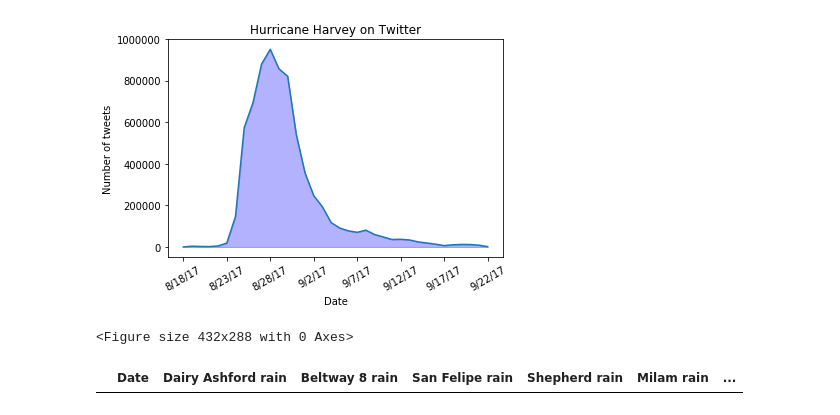
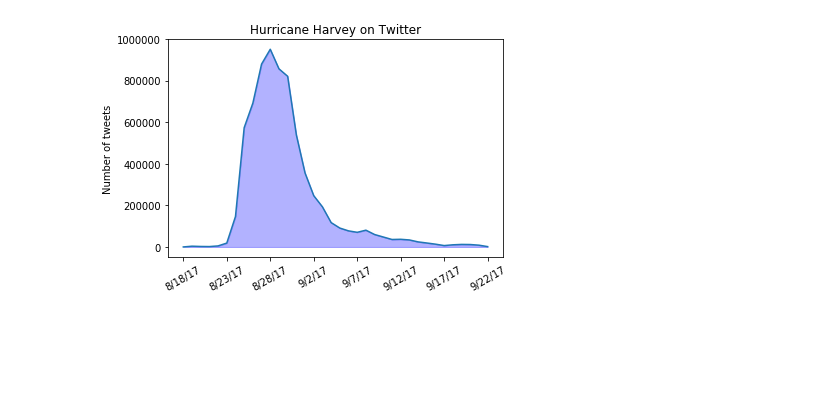
Before and after one commit to Margsaniel/htxemergencycoders, a Jupyter notebook: notebooks/margret.ipynb, the cells around one changed output. Drawn from its saved outputs; the diff is of its cells as text; code cells hidden in the pictures; blank space fills up the shorter version.

```diff
--- a/notebooks/margret.ipynb
+++ b/notebooks/margret.ipynb
@@ -19,45 +37,18 @@ twitter_times.head()
-# %%
-y = twitter_times["Number of tweets"]
-x = twitter_times["Dates"]
-
-#import matplotlib.dates as mdates
-
-plt.title("Hurricane Harvey on Twitter")
-plt.xlabel("Date")
-plt.ylabel("Number of tweets")
-
-plt.plot(x,y)
-#y = np.array([4,4,4,5,5,6,5,5,4,4,4])
-#x = np.arange(y.shape[0])
-#my_xticks = np.array(['a','b','c','d','e','f','g','h','i','j','k'])
-frequency = 5
-#plt.plot(x, y)
-plt.xticks(x[::frequency],rotation=30)
-
-
-plt.fill_between(x,y, color="blue", alpha=0.3)
-
-plt.show()
-plt.savefig("../images/HurricaneHarveyTweets.png")
-# %% [output]
-[figure, removed]
-<Figure size 432x288 with 0 Axes>
-# %%
-rainfall["Total_rainfall"] = rainfall[rainfall.columns].sum(axis=1)
-rainfall["Avg_rainfall"] = rainfall["Total_rainfall"] / (len(rainfall.columns) - 1)
-
-harvey_rainfall = rainfall.truncate(before="8/18/2017", after="9/22/2017")
-harvey_rainfall
-
-#x = rainfall["Date"]
-#y = rainfall["Total_rainfall"]
-
-#plt.title("Total rainfall in bayou")
-#plt.xlabel("Date")
-#plt.ylabel("Rain (inches)")
-
-#plt.fill_between(x,y, color="red", alpha=0.3)
-#plt.plot(x,y)
-#plt.show()
-# %% [output]
-|  | Date | Dairy Ashford rain | Beltway 8 rain | San Felipe rain | Shepherd rain | Milam rain | ... |
+# %%
+x = comms["Dates"]
+y = comms["Number of tweets"]
+
+plt.plot(x,y)
+frequency = 5
+plt.xticks(x[::frequency],rotation=30)
+
+plt.fill_between(x,y, color="blue", alpha=0.3)
+
+plt.title("Hurricane Harvey on Twitter")
+plt.ylabel("Number of tweets")
+
+plt.savefig("../images/HurricaneHarveyTweets2.png")
+
+plt.show()
+# %% [output]
+[figure, added]
```
Also changed, not shown: parts of 5 cells of this notebook.
